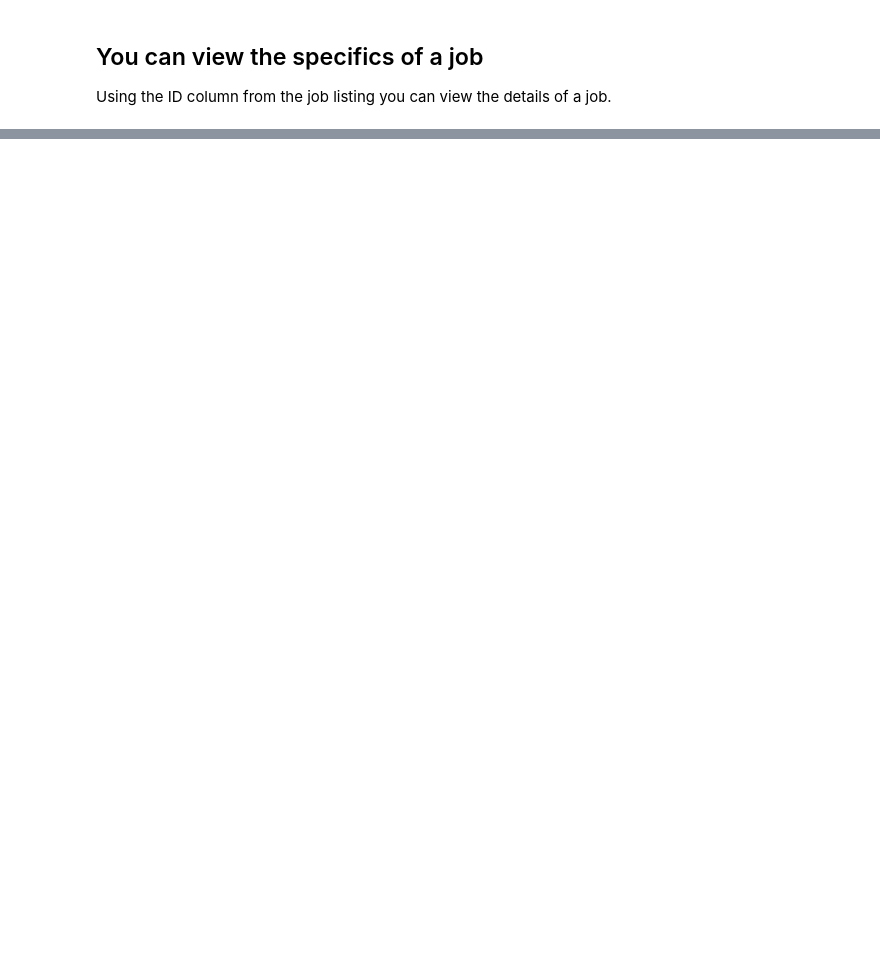
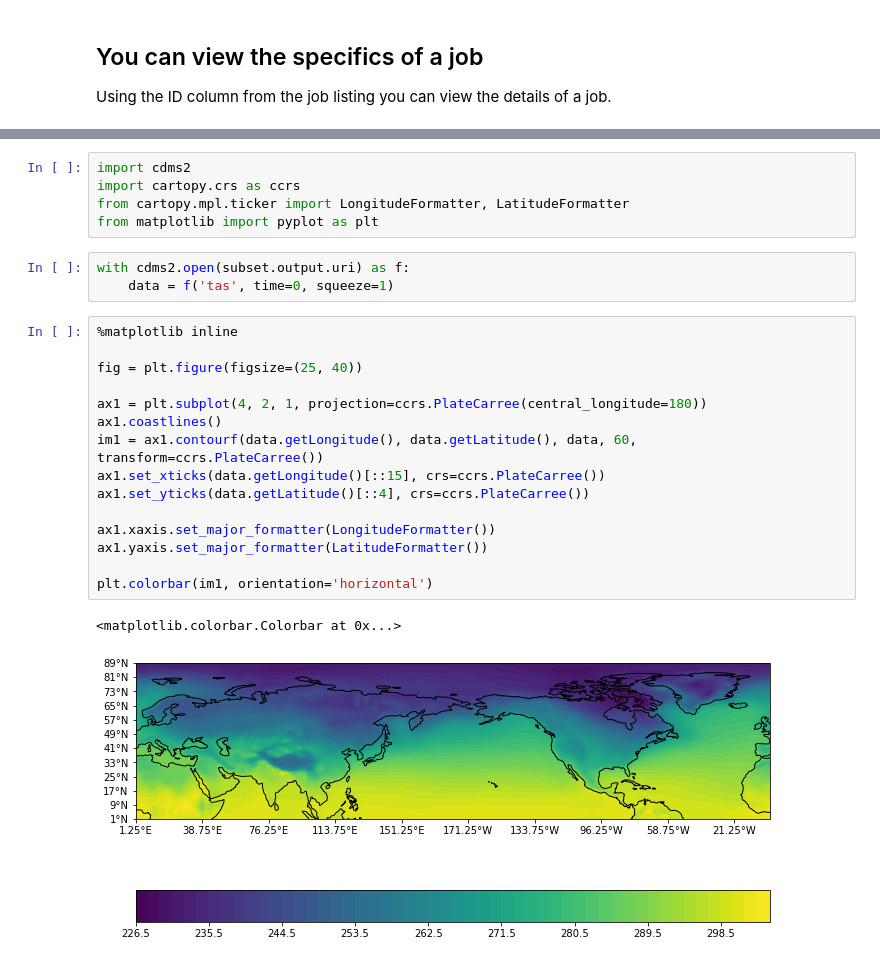
Before and after one commit to ESGF/esgf-compute-api, a Jupyter notebook: examples/llnl_client.ipynb, the cells around one changed output, grey strips where cells are left out. Drawn from its saved outputs; the diff is of its cells as text; blank space fills up the shorter version.

Commit message:
Adds plotting of output

```diff
--- a/examples/llnl_client.ipynb
+++ b/examples/llnl_client.ipynb
@@ -151,0 +145,26 @@ jobs[1]
+# %%
+import cdms2
+import cartopy.crs as ccrs
+from cartopy.mpl.ticker import LongitudeFormatter, LatitudeFormatter
+from matplotlib import pyplot as plt
+# %%
+with cdms2.open(subset.output.uri) as f:
+    data = f('tas', time=0, squeeze=1)
+# %%
+%matplotlib inline
+
+fig = plt.figure(figsize=(25, 40))
+
+ax1 = plt.subplot(4, 2, 1, projection=ccrs.PlateCarree(central_longitude=180))
+ax1.coastlines()
+im1 = ax1.contourf(data.getLongitude(), data.getLatitude(), data, 60, transform=ccrs.PlateCarree())
+ax1.set_xticks(data.getLongitude()[::15], crs=ccrs.PlateCarree())
+ax1.set_yticks(data.getLatitude()[::4], crs=ccrs.PlateCarree())
+
+ax1.xaxis.set_major_formatter(LongitudeFormatter())
+ax1.yaxis.set_major_formatter(LatitudeFormatter())
+
+plt.colorbar(im1, orientation='horizontal')
+# %% [output]
+<matplotlib.colorbar.Colorbar at 0x...>
+[figure, added]
```
Also changed, not shown: parts of 5 cells of this notebook.
